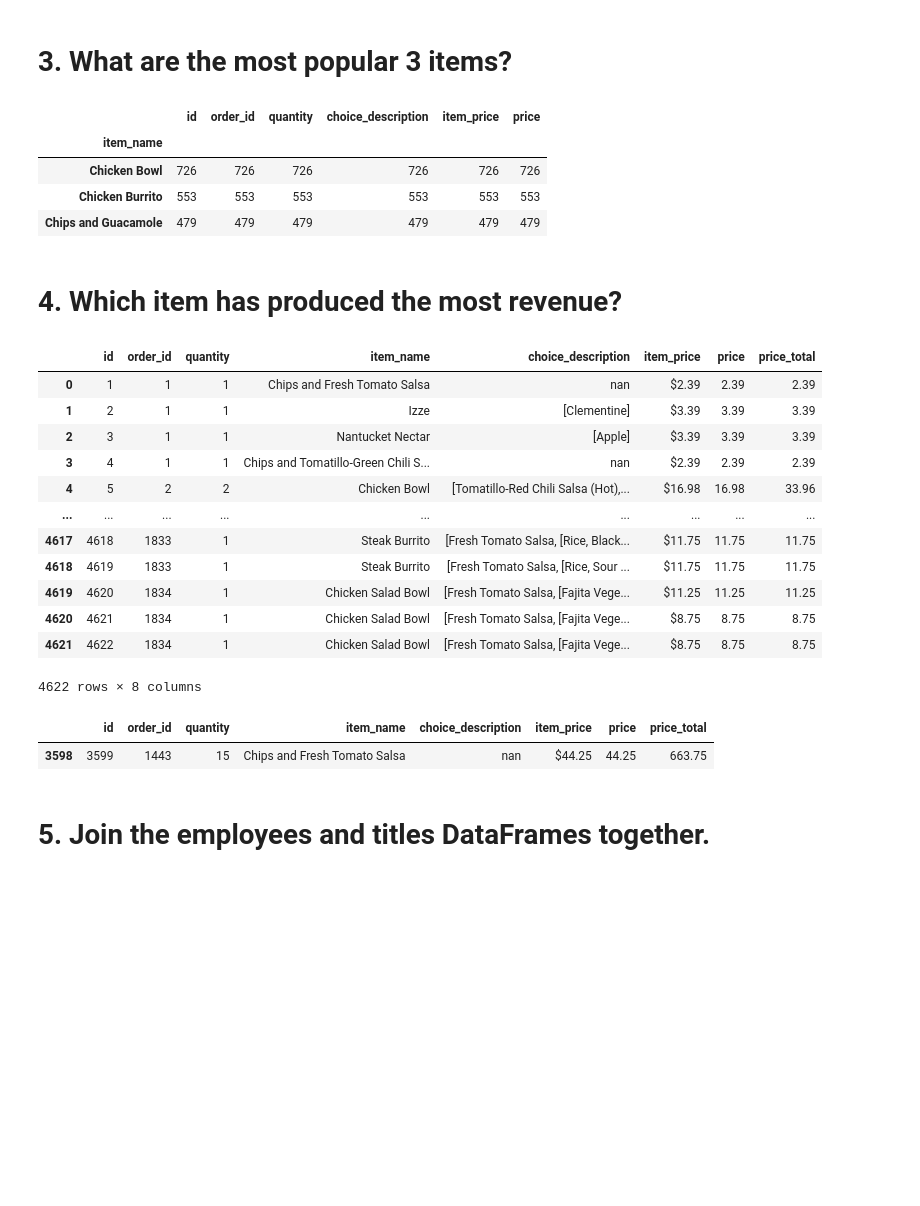
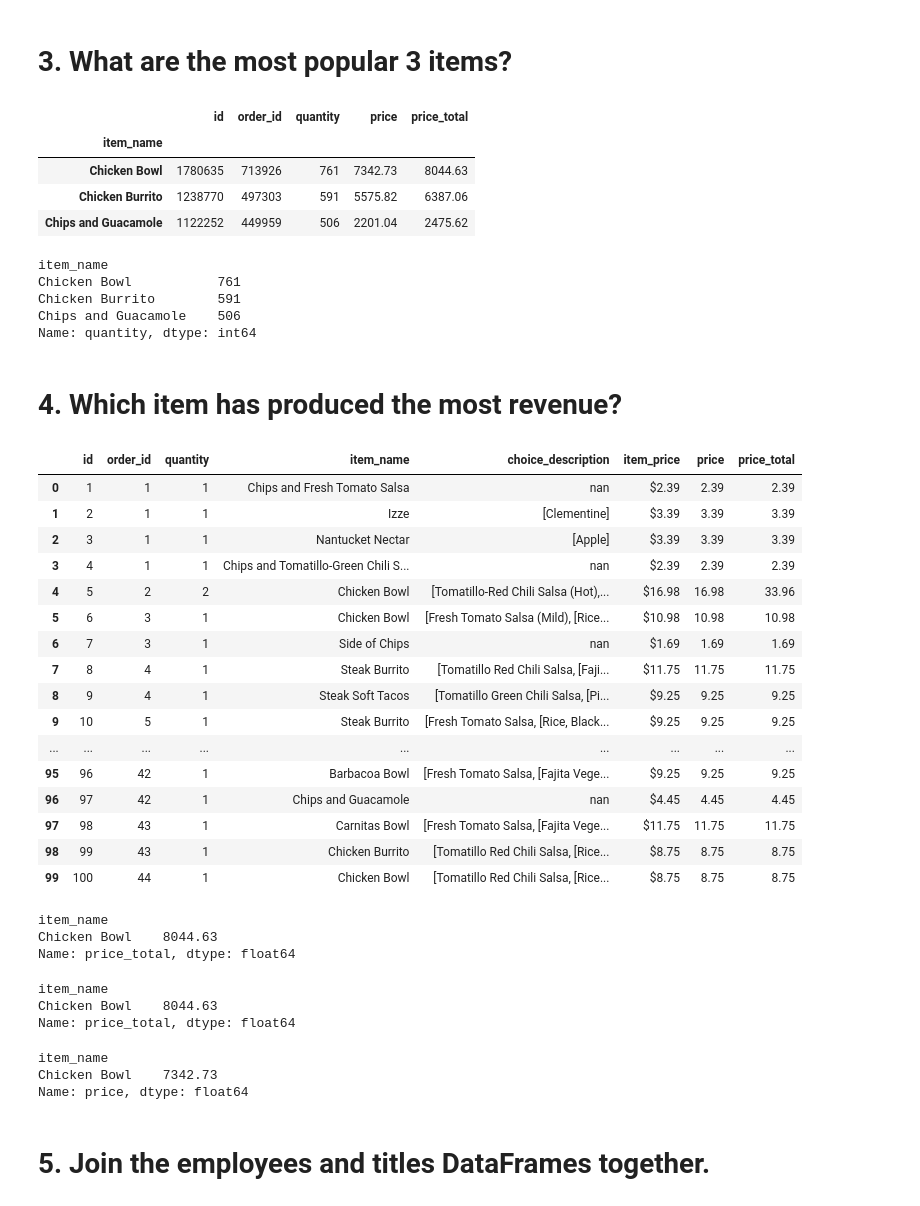
Before and after one commit to rajaramgautam/numpy-pandas-visualization-exercises, a Jupyter notebook: numpy-pandas-visualization-exercises/advanced_dataframes.ipynb, the cells around one changed output. Drawn from its saved outputs; the diff is of its cells as text; code cells hidden in the pictures; blank space fills up the shorter version.

Commit message:
Advanced Dataframes Final

```diff
--- a/numpy-pandas-visualization-exercises/advanced_dataframes.ipynb
+++ b/numpy-pandas-visualization-exercises/advanced_dataframes.ipynb
@@ -697,42 +717,72 @@ Name: price, Length: 1834, dtype: float64
 # %% [markdown]
 # 3. What are the most popular 3 items?
 # %%
-chip_df.groupby('item_name').count().sort_values('quantity', ascending=False).head(3)
+chip_df.groupby('item_name').agg('sum').sort_values('quantity', ascending=False).head(3)
 # %% [output]
-|  | id | order_id | quantity | choice_description | item_price | price |
-| item_name |  |  |  |  |  |  |
-| Chicken Bowl | 726 | 726 | 726 | 726 | 726 | 726 |
-| Chicken Burrito | 553 | 553 | 553 | 553 | 553 | 553 |
-| Chips and Guacamole | 479 | 479 | 479 | 479 | 479 | 479 |
+|  | id | order_id | quantity | price | price_total |
+| item_name |  |  |  |  |  |
+| Chicken Bowl | 1780635 | 713926 | 761 | 7342.73 | 8044.63 |
+| Chicken Burrito | 1238770 | 497303 | 591 | 5575.82 | 6387.06 |
+| Chips and Guacamole | 1122252 | 449959 | 506 | 2201.04 | 2475.62 |
+# %%
+# group by item_name using the sum of quantity to compare the groups
+# sorting in decending order and only showing the top three items
+chip_df.groupby('item_name').quantity.agg('sum').sort_values(ascending=False).head(3)
+# %% [output]
+item_name
+Chicken Bowl           761
+Chicken Burrito        591
+Chips and Guacamole    506
+Name: quantity, dtype: int64
 # %% [markdown]
 # 4. Which item has produced the most revenue?
 # %%
 price_total = chip_df.quantity * chip_df.price
 #is_automatic
 # mpg[mpg.trans.str.contains('auto')]
 
 chip_df['price_total'] = chip_df.quantity * chip_df.price
-chip_df
+chip_df.head(100)
 # %% [output]
 |  | id | order_id | quantity | item_name | choice_description | item_price | price | price_total |
 | 0 | 1 | 1 | 1 | Chips and Fresh Tomato Salsa | nan | $2.39 | 2.39 | 2.39 |
 | 1 | 2 | 1 | 1 | Izze | [Clementine] | $3.39 | 3.39 | 3.39 |
 | 2 | 3 | 1 | 1 | Nantucket Nectar | [Apple] | $3.39 | 3.39 | 3.39 |
 | 3 | 4 | 1 | 1 | Chips and Tomatillo-Green Chili S... | nan | $2.39 | 2.39 | 2.39 |
 | 4 | 5 | 2 | 2 | Chicken Bowl | [Tomatillo-Red Chili Salsa (Hot),... | $16.98 | 16.98 | 33.96 |
+| 5 | 6 | 3 | 1 | Chicken Bowl | [Fresh Tomato Salsa (Mild), [Rice... | $10.98 | 10.98 | 10.98 |
+| 6 | 7 | 3 | 1 | Side of Chips | nan | $1.69 | 1.69 | 1.69 |
+| 7 | 8 | 4 | 1 | Steak Burrito | [Tomatillo Red Chili Salsa, [Faji... | $11.75 | 11.75 | 11.75 |
+| 8 | 9 | 4 | 1 | Steak Soft Tacos | [Tomatillo Green Chili Salsa, [Pi... | $9.25 | 9.25 | 9.25 |
+| 9 | 10 | 5 | 1 | Steak Burrito | [Fresh Tomato Salsa, [Rice, Black... | $9.25 | 9.25 | 9.25 |
 | ... | ... | ... | ... | ... | ... | ... | ... | ... |
-| 4617 | 4618 | 1833 | 1 | Steak Burrito | [Fresh Tomato Salsa, [Rice, Black... | $11.75 | 11.75 | 11.75 |
-| 4618 | 4619 | 1833 | 1 | Steak Burrito | [Fresh Tomato Salsa, [Rice, Sour ... | $11.75 | 11.75 | 11.75 |
-| 4619 | 4620 | 1834 | 1 | Chicken Salad Bowl | [Fresh Tomato Salsa, [Fajita Vege... | $11.25 | 11.25 | 11.25 |
-| 4620 | 4621 | 1834 | 1 | Chicken Salad Bowl | [Fresh Tomato Salsa, [Fajita Vege... | $8.75 | 8.75 | 8.75 |
-| 4621 | 4622 | 1834 | 1 | Chicken Salad Bowl | [Fresh Tomato Salsa, [Fajita Vege... | $8.75 | 8.75 | 8.75 |
+| 95 | 96 | 42 | 1 | Barbacoa Bowl | [Fresh Tomato Salsa, [Fajita Vege... | $9.25 | 9.25 | 9.25 |
+| 96 | 97 | 42 | 1 | Chips and Guacamole | nan | $4.45 | 4.45 | 4.45 |
+| 97 | 98 | 43 | 1 | Carnitas Bowl | [Fresh Tomato Salsa, [Fajita Vege... | $11.75 | 11.75 | 11.75 |
+| 98 | 99 | 43 | 1 | Chicken Burrito | [Tomatillo Red Chili Salsa, [Rice... | $8.75 | 8.75 | 8.75 |
+| 99 | 100 | 44 | 1 | Chicken Bowl | [Tomatillo Red Chili Salsa, [Rice... | $8.75 | 8.75 | 8.75 |
-4622 rows × 8 columns
-# %%
-# chip_df.price_total.idxmax()
-chip_df[chip_df.price_total == chip_df.price_total.max()]
-# %% [output]
-|  | id | order_id | quantity | item_name | choice_description | item_price | price | price_total |
-| 3598 | 3599 | 1443 | 15 | Chips and Fresh Tomato Salsa | nan | $44.25 | 44.25 | 663.75 |
+# %%
+# group by item_name using the sum of item_price to compare the groups
+# sort values in decending order and displaying only the top
+chip_df.groupby('item_name').price_total.sum().sort_values(ascending=False).head(1)
+# %% [output]
+item_name
+Chicken Bowl    8044.63
+Name: price_total, dtype: float64
+# %%
+chip_df.groupby('item_name').price_total.agg('sum').sort_values(ascending=False).head(1)
+# %% [output]
+item_name
+Chicken Bowl    8044.63
+Name: price_total, dtype: float64
+# %%
+# group by item_name using the sum of item_price to compare the groups
+# sort values in decending order and displaying only the top
+chip_df.groupby('item_name').price.agg('sum').sort_values(ascending=False).head(1)
+# %% [output]
+item_name
+Chicken Bowl    7342.73
+Name: price, dtype: float64
 # %% [markdown]
 # 5. Join the employees and titles DataFrames together.
 # %%
```
Also changed, not shown: parts of 11 cells of this notebook.
